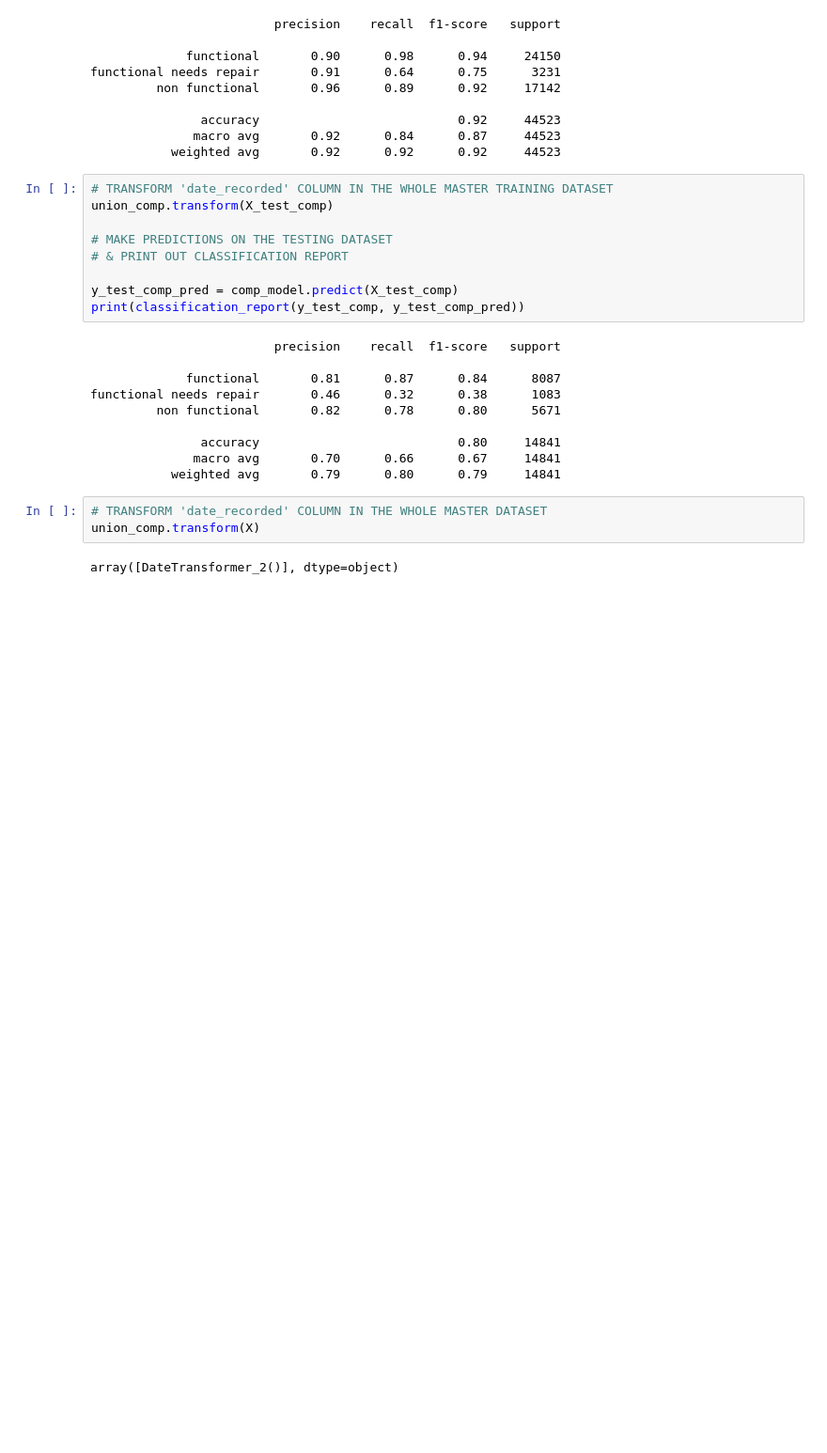
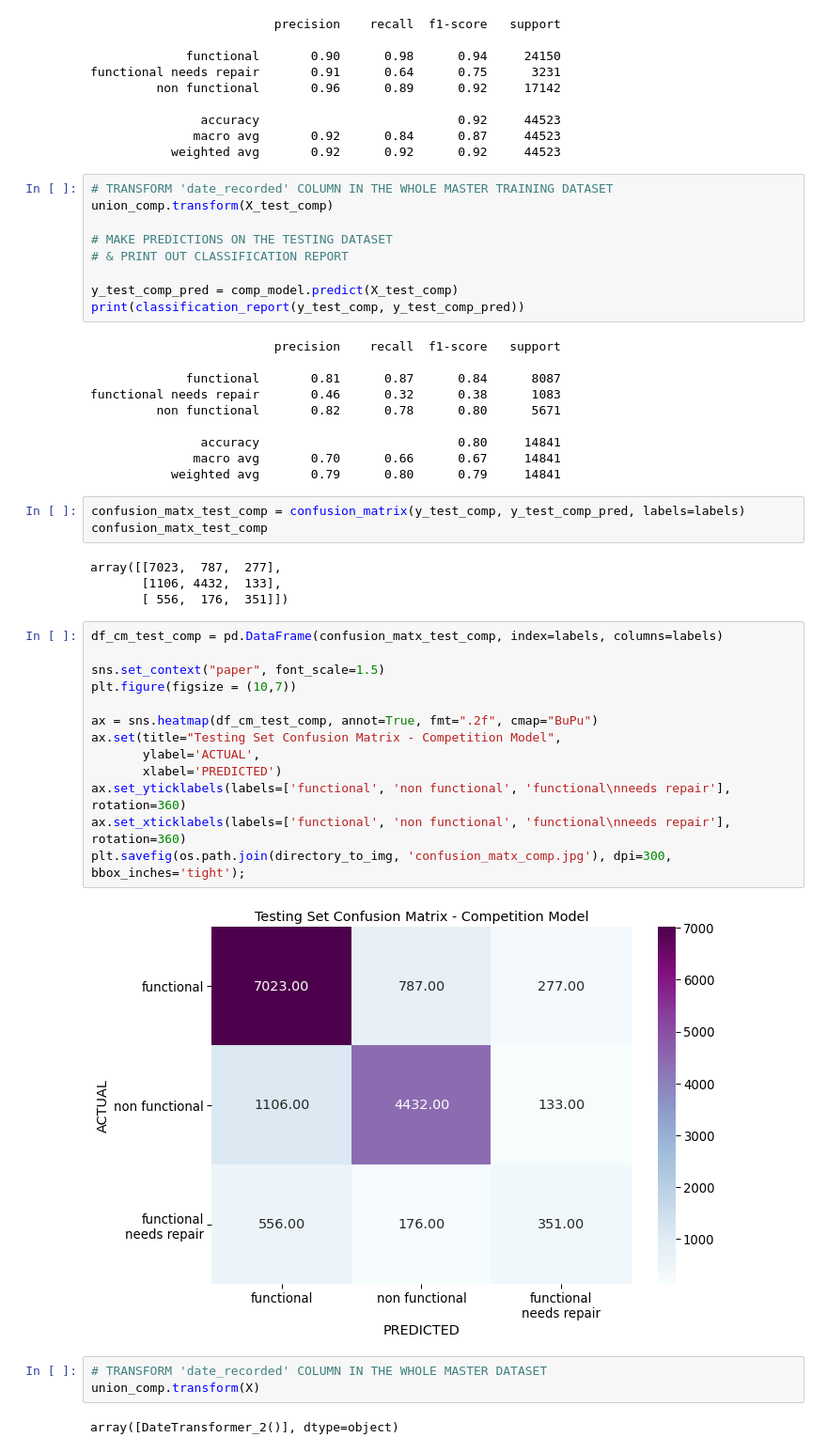
Before and after one commit to chibui191/tanzania_water_wells, a Jupyter notebook: notebook/report/report_2.ipynb, the cells around one changed output. Shown at 94% size. Saved outputs shown, nothing was run; the diff lists cells and outputs as text; blank space fills up the shorter version.

```diff
--- a/notebook/report/report_2.ipynb
+++ b/notebook/report/report_2.ipynb
@@ -2066,6 +2071,28 @@ functional needs repair       0.46      0.32      0.38      1083
                accuracy                           0.80     14841
               macro avg       0.70      0.66      0.67     14841
            weighted avg       0.79      0.80      0.79     14841
+# %%
+confusion_matx_test_comp = confusion_matrix(y_test_comp, y_test_comp_pred, labels=labels)
+confusion_matx_test_comp
+# %% [output]
+array([[7023,  787,  277],
+       [1106, 4432,  133],
+       [ 556,  176,  351]])
+# %%
+df_cm_test_comp = pd.DataFrame(confusion_matx_test_comp, index=labels, columns=labels)
+
+sns.set_context("paper", font_scale=1.5)
+plt.figure(figsize = (10,7))
+
+ax = sns.heatmap(df_cm_test_comp, annot=True, fmt=".2f", cmap="BuPu")
+ax.set(title="Testing Set Confusion Matrix - Competition Model",
+       ylabel='ACTUAL',
+       xlabel='PREDICTED')
+ax.set_yticklabels(labels=['functional', 'non functional', 'functional\nneeds repair'], rotation=360)
+ax.set_xticklabels(labels=['functional', 'non functional', 'functional\nneeds repair'], rotation=360)
+plt.savefig(os.path.join(directory_to_img, 'confusion_matx_comp.jpg'), dpi=300, bbox_inches='tight');
+# %% [output]
+[figure, added]
 # %%
 # TRANSFORM 'date_recorded' COLUMN IN THE WHOLE MASTER DATASET
 union_comp.transform(X)
```
Also changed, not shown: parts of 13 cells of this notebook, 8 other files.
